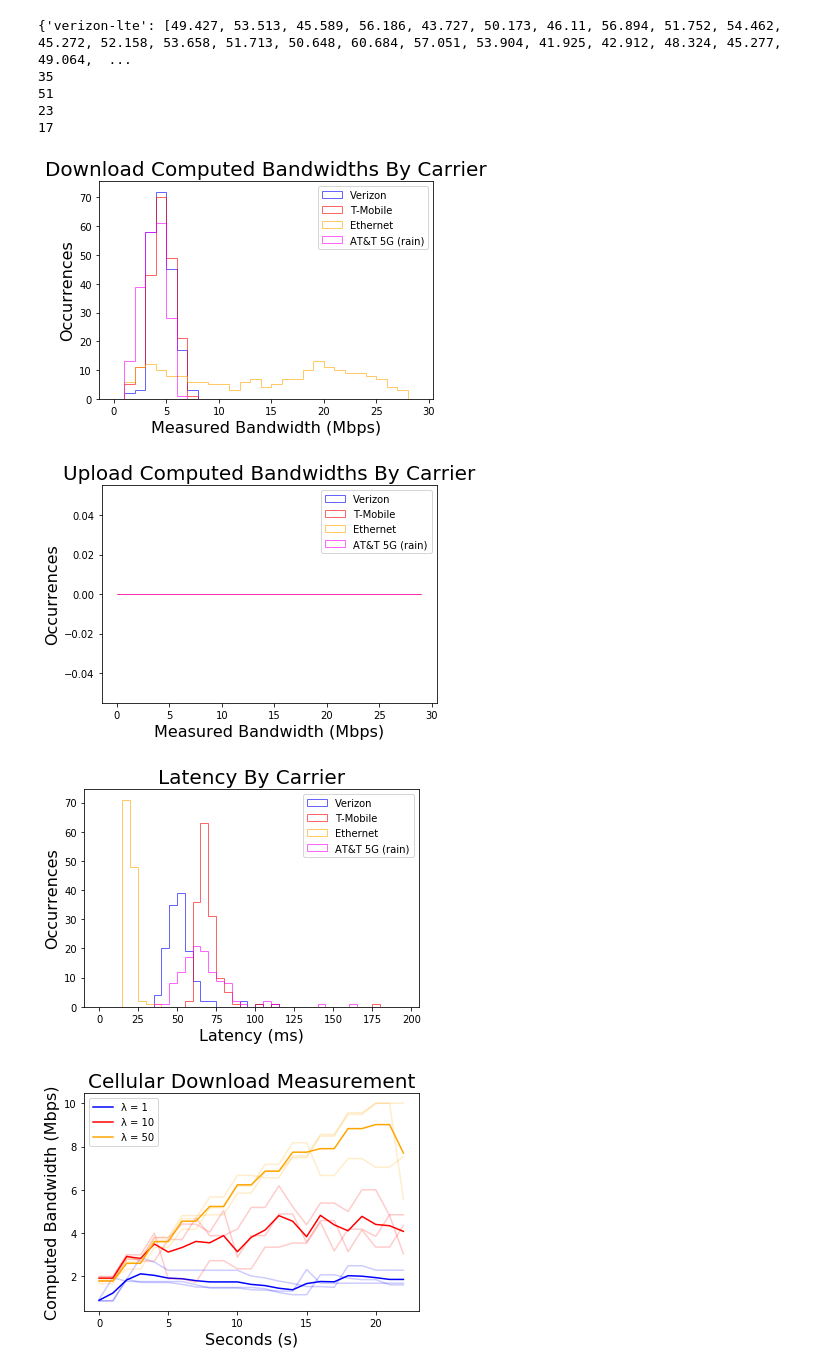
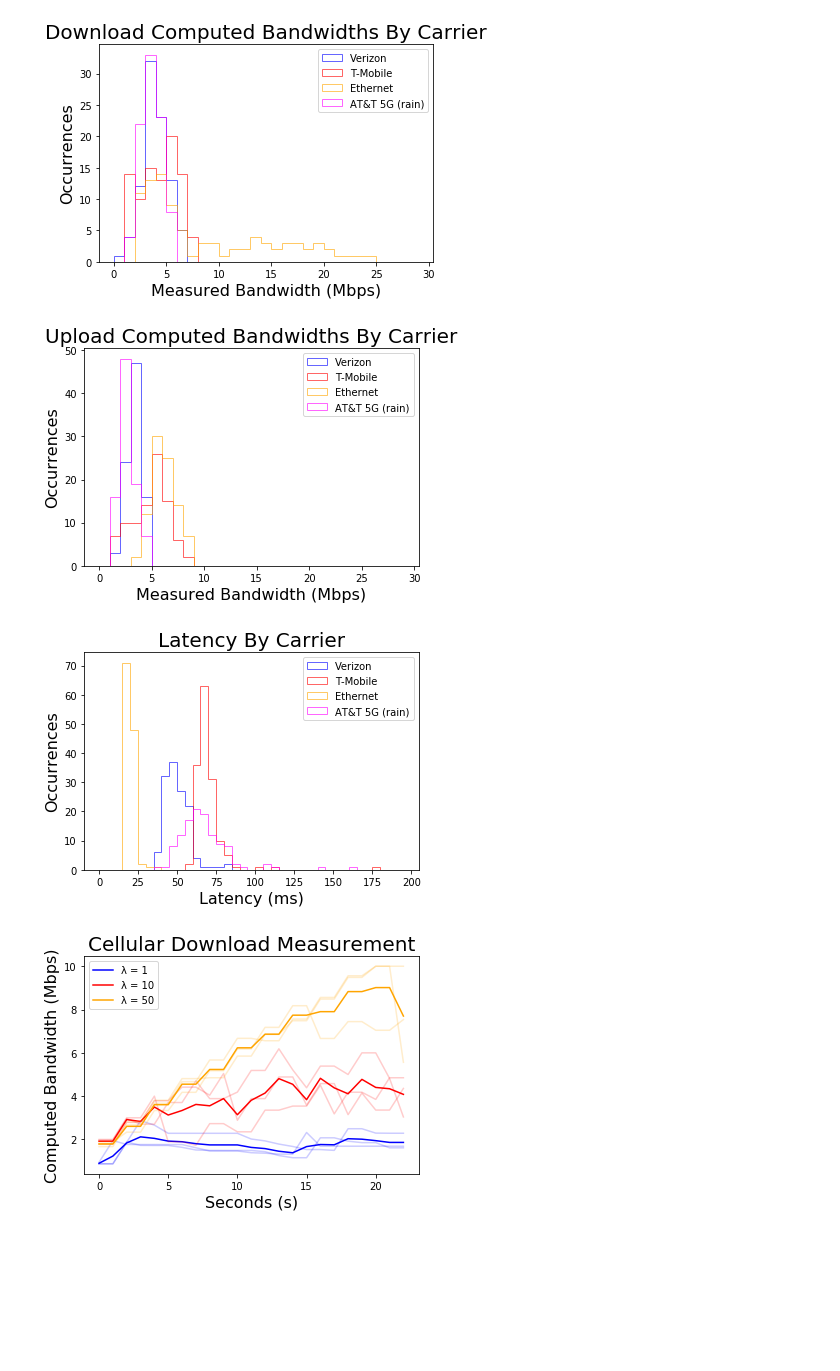
Before and after one commit to jerrychen017/cellular-measurement, a Jupyter notebook: report/graphing.ipynb, the cells around one changed output. Saved outputs shown, nothing was run; the diff lists cells and outputs as text; code cells hidden in the pictures; blank space fills up the shorter version.

```diff
--- a/report/graphing.ipynb
+++ b/report/graphing.ipynb
@@ -5,21 +5,27 @@ import numpy as np
 #All from perspective of server IE upload is actually server send(client Recieve), download is server receive(client send)
 
 upload_data = {
-    'verizon-lte' : [],
+    'verizon-lte-redo' : [],
+    'verizon-lte-20' : [],
+    'verizon-lte-15' : [],
     'tmobile-lte' : [],
     'ethernet' : [],
     '5g-rain' : [],
 }
 
 download_data = {
-    'verizon-lte' : [],
+    'verizon-lte-redo' : [],
+    'verizon-lte-20' : [],
+    'verizon-lte-15' : [],
     'tmobile-lte' : [],
     'ethernet' : [],
     '5g-rain' : [],
 }
 
 latency_data = {
-    'verizon-lte' : [],
+    'verizon-lte-redo' : [],
+    'verizon-lte-20' : [],
+    'verizon-lte-15' : [],
     'tmobile-lte' : [],
     'ethernet' : [],
     '5g-rain' : [],
@@ -42,12 +48,29 @@ for dataset in latency_data:
         for line in f:
             latency_data[dataset].append(float(line))
     f.close()
+
+
+start = 10
+end = 100
+def truncate(data):
+    return data[start:end]
+
+for key, data in upload_data.items():
+    upload_data[key] = truncate(data)
+
+for key, data in download_data.items():
+    download_data[key] = truncate(data)
+
+for key, data in latency_data.items():
+    latency[key] = truncate(data)
 # %%
 def plotInHist(data, xlab, ylab, title, bins):
     kwargs = dict(histtype='step', stacked=True,
               alpha=0.6)
 
-    plt.hist(data['verizon-lte'], **kwargs, color='blue', label='Verizon', bins=bins)
+    plt.hist(data['verizon-lte-redo'], **kwargs, color='blue', label='Verizon', bins=bins)
+#     plt.hist(data['verizon-lte-20'], **kwargs, color='red', label='Verizon', bins=bins)
+#     plt.hist(data['verizon-lte-15'], **kwargs, color='orange', label='Verizon', bins=bins)
     plt.hist(data['tmobile-lte'], **kwargs, color='red', label='T-Mobile', bins=bins)
     plt.hist(data['ethernet'], **kwargs, color='orange', label='Ethernet', bins=bins);
     plt.hist(data['5g-rain'], **kwargs, color='magenta', label='AT&T 5G (rain)', bins=bins);
@@ -57,39 +80,20 @@ def plotInHist(data, xlab, ylab, title, bins):
     plt.legend()
     plt.show()
 # %%
-start = 25
-end = 300
-def truncate(data):
-    return data[start:end]
 
-for key, data in upload_data.items():
-    upload_data[key] = truncate(data)
-
-for key, data in download_data.items():
-    print(data)
-    print(len(data))
-    download_data[key] = truncate(data)
-
-for key, data in latency_data.items():
-    latency[key] = truncate(data)
 
 bins1 = list(range(0, 30, 1)) #for download
 bins2 = list(range(0, 15, 1)) #for upload
 bins3 = list(range(0, 200, 5)) #for latency
 
 
 plotInHist(upload_data, 'Measured Bandwidth (Mbps)', 'Occurrences', 'Download Computed Bandwidths By Carrier', bins1)
 plotInHist(download_data, 'Measured Bandwidth (Mbps)', 'Occurrences', 'Upload Computed Bandwidths By Carrier', bins1)
 plotInHist(latency_data, 'Latency (ms)', 'Occurrences', 'Latency By Carrier', bins3)
 # %% [output]
-{'verizon-lte': [49.427, 53.513, 45.589, 56.186, 43.727, 50.173, 46.11, 56.894, 51.752, 54.462, 45.272, 52.158, 53.658, 51.713, 50.648, 60.684, 57.051, 53.904, 41.925, 42.912, 48.324, 45.277, 49.064,  ...
-35
-51
-23
-17
-[figure, old version]
+[figure, new version]
-[figure, old version]
+[figure, new version]
-[figure, old version]
+[figure, new version]
 # %%
 #Grace Period Graphing for tmobile lte
 
```
